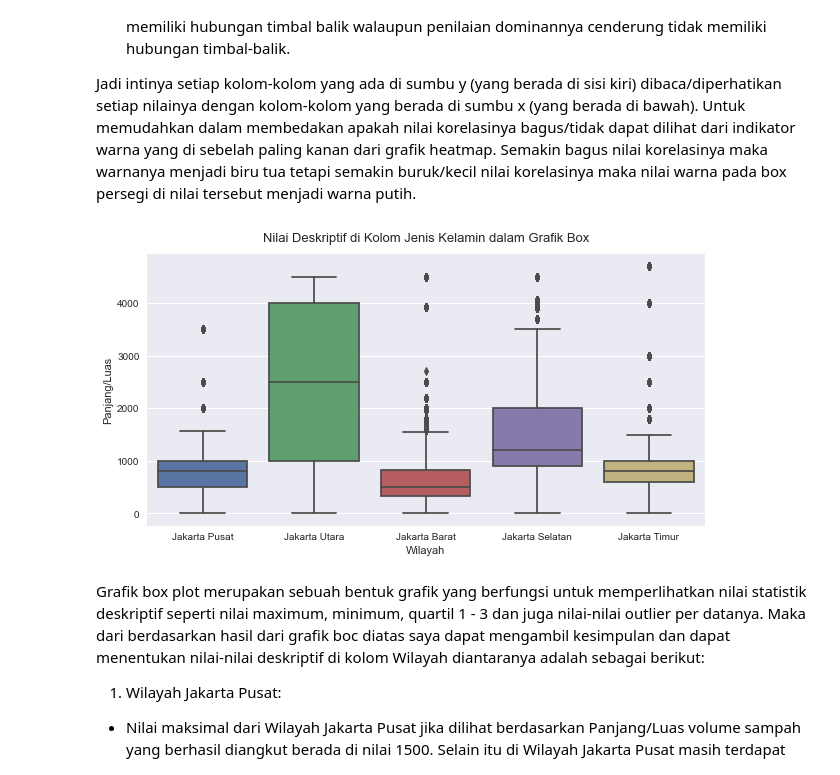
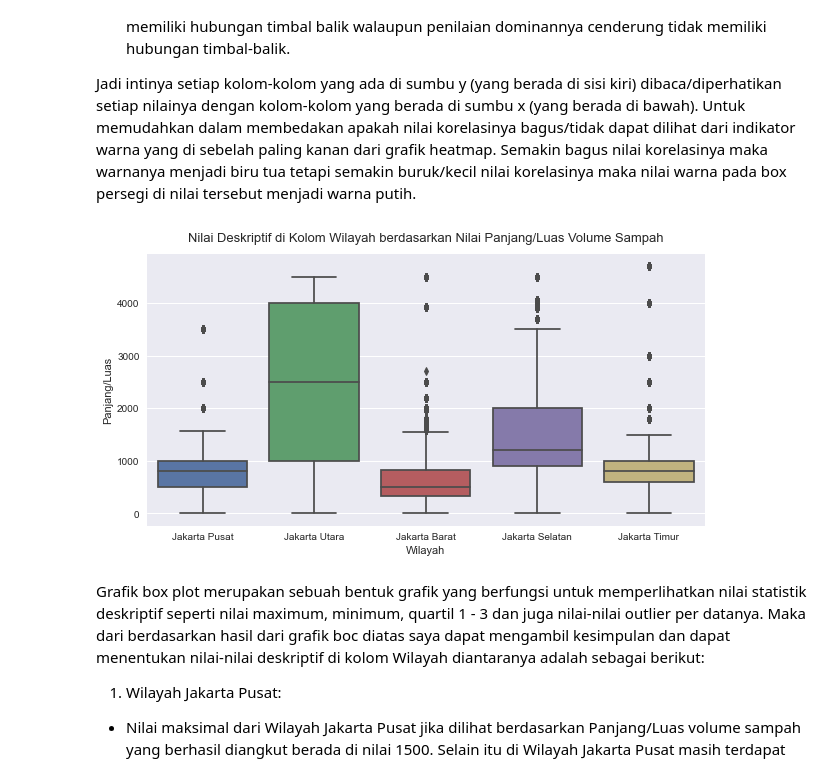
Before and after one commit to pramudianzaheka92/ProjectTugasAkhir, a Jupyter notebook: 1 - 2021/Prediksi Tingkat Pengangkutan Volume Sampah di Bulan Januari 2021 - Dengan Nilai Outliers.ipynb, the cells around one changed output. Saved outputs shown, nothing was run; the diff lists cells and outputs as text; code cells hidden in the pictures.

```diff
--- a/1 - 2021/Prediksi Tingkat Pengangkutan Volume Sampah di Bulan Januari 2021 - Dengan Nilai Outliers.ipynb
+++ b/1 - 2021/Prediksi Tingkat Pengangkutan Volume Sampah di Bulan Januari 2021 - Dengan Nilai Outliers.ipynb
@@ -442,12 +442,12 @@ Jadi intinya setiap kolom-kolom yang ada di sumbu y (yang berada di sisi kiri) d
 # %%
 # Melihat nilai deskriptif di kolom "Wilayah" berdasarkan kolom "Panjang/Luas" melalui grafik box
 plt.figure(figsize=(10, 5))
 
 sns.boxplot(x="Wilayah", y="Panjang/Luas", data=data_januari)
-plt.title("Nilai Deskriptif di Kolom Jenis Kelamin dalam Grafik Box", fontsize=13, pad=13)
+plt.title("Nilai Deskriptif di Kolom Wilayah berdasarkan Nilai Panjang/Luas Volume Sampah", fontsize=13, pad=13)
 plt.show()
 # %% [output]
-[figure, old version]
+[figure, new version]
 # %% [markdown]
 Grafik box plot merupakan sebuah bentuk grafik yang berfungsi untuk memperlihatkan nilai statistik deskriptif seperti nilai maximum, minimum, quartil 1 - 3 dan juga nilai-nilai outlier per datanya. Maka dari berdasarkan hasil dari grafik boc diatas saya dapat mengambil kesimpulan dan dapat menentukan nilai-nilai deskriptif di kolom Wilayah diantaranya adalah sebagai berikut:
 
```
Also changed, not shown: parts of 14 cells of this notebook.
